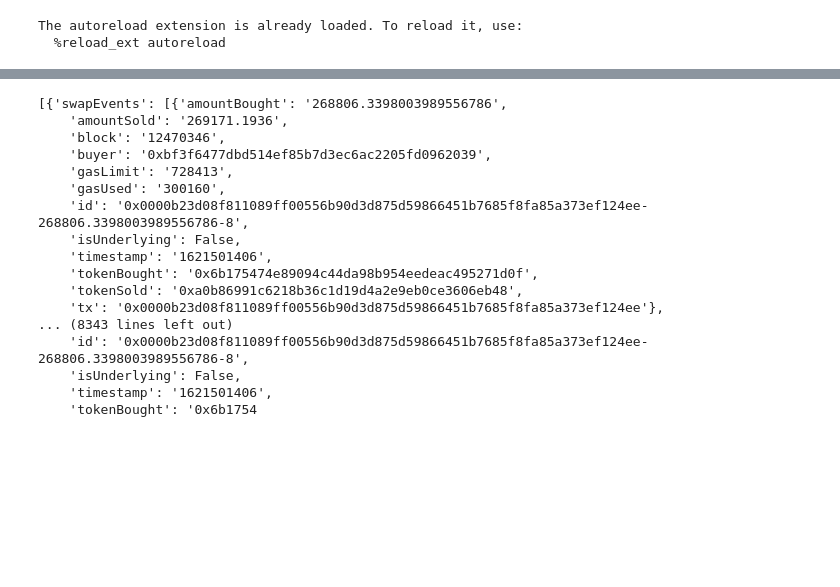
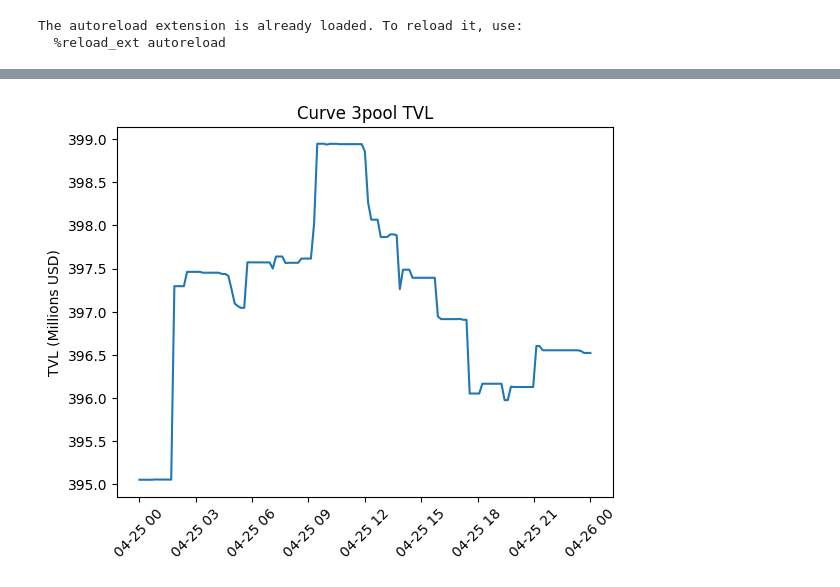
Before and after one commit to xenophonlabs/curve-lp-metrics, a Jupyter notebook: explore.ipynb, the cells around one changed output, grey strips where cells are left out. Cells and saved outputs as stored; diff of their text form; code cells hidden in the pictures; blank space fills up the shorter version.

Commit message:
Getting data from Messari, plotting

```diff
--- a/explore.ipynb
+++ b/explore.ipynb
@@ -31,20 +17,0 @@ df_pool
-# %%
-df_swaps
-# %% [output]
-[{'swapEvents': [{'amountBought': '268806.3398003989556786',
-    'amountSold': '269171.1936',
-    'block': '12470346',
-    'buyer': '0xbf3f6477dbd514ef85b7d3ec6ac2205fd0962039',
-    'gasLimit': '728413',
-    'gasUsed': '300160',
-    'id': '0x0000b23d08f811089ff00556b90d3d875d59866451b7685f8fa85a373ef124ee-268806.3398003989556786-8',
-    'isUnderlying': False,
-    'timestamp': '1621501406',
-    'tokenBought': '0x6b175474e89094c44da98b954eedeac495271d0f',
-    'tokenSold': '0xa0b86991c6218b36c1d19d4a2e9eb0ce3606eb48',
-    'tx': '0x0000b23d08f811089ff00556b90d3d875d59866451b7685f8fa85a373ef124ee'},
-... (8343 lines left out)
-    'id': '0x0000b23d08f811089ff00556b90d3d875d59866451b7685f8fa85a373ef124ee-268806.3398003989556786-8',
-    'isUnderlying': False,
-    'timestamp': '1621501406',
-    'tokenBought': '0x6b1754
@@ -50,0 +24,13 @@ df_swaps
+# %%
+pool_name = '3pool'
+datafetcher = DataFetcher('2023-04-25', '2023-04-26', step_size=50)
+df_pool = datafetcher.get_pool_data(pool_name)
+# %%
+fig, ax = plt.subplots()
+
+ax.plot(df_pool.index, df_pool['totalValueLockedUSD']/1e6, label='totalValueLockedUSD')
+ax.set_ylabel('TVL (Millions USD)')
+ax.set_title(f"Curve {pool_name} TVL")
+ax.tick_params(axis='x', rotation=45)
+# %% [output]
+[figure, added]
```
Also changed, not shown: parts of 14 cells of this notebook, 3 other files.
